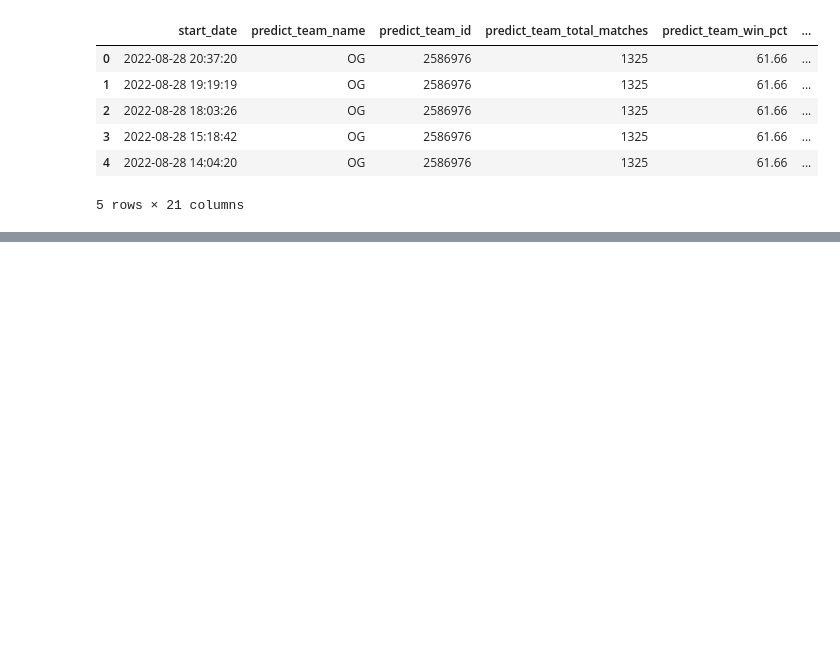
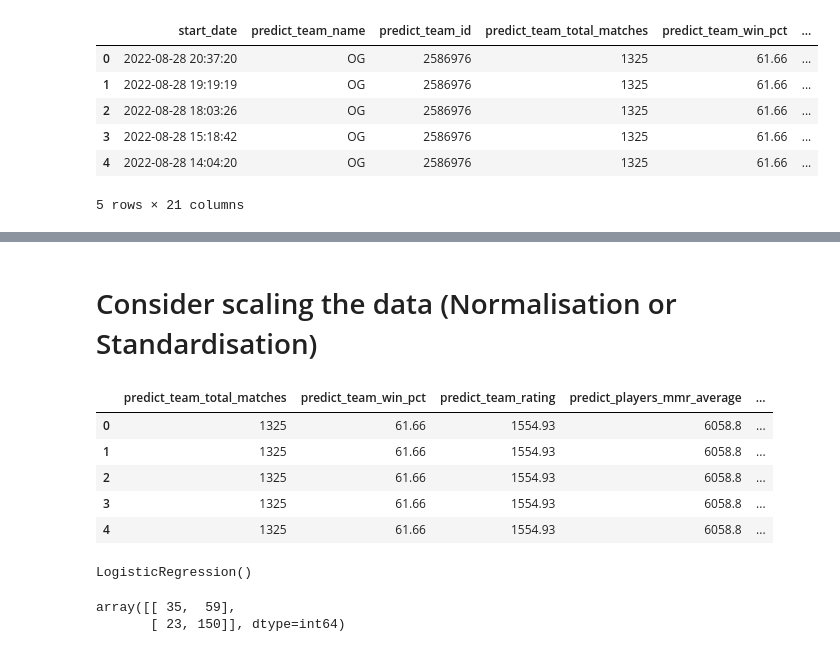
Before and after one commit to johnnyoso/data_science, a Jupyter notebook: DotaLogisticRegression.ipynb, the cells around one changed output, grey strips where cells are left out. Cells and saved outputs as stored; diff of their text form; code cells hidden in the pictures; blank space fills up the shorter version.

```diff
--- a/DotaLogisticRegression.ipynb
+++ b/DotaLogisticRegression.ipynb
@@ -296,0 +320,26 @@ og_team_matches_df.head()
+# %%
+X = og_team_matches_df.drop(labels = ['match_outcome',
+                                      'start_date',
+                                      'predict_team_name',
+                                      'predict_team_id',
+                                      'opposing_team_name',
+                                      'opposing_team_id',
+                                      'league_name',
+                                      'leagueid',
+                                      'cluster',
+                                      'radiant_win',
+                                      'radiant',
+                                      'match_id'], axis = 1)
+
+y = og_team_matches_df.match_outcome
+# %% [markdown]
+# Consider scaling the data (Normalisation or Standardisation)
+# %%
+X.head()
+# %% [output]
+|  | predict_team_total_matches | predict_team_win_pct | predict_team_rating | predict_players_mmr_average | ... |
+| 0 | 1325 | 61.66 | 1554.93 | 6058.8 | ... |
+| 1 | 1325 | 61.66 | 1554.93 | 6058.8 | ... |
+| 2 | 1325 | 61.66 | 1554.93 | 6058.8 | ... |
+| 3 | 1325 | 61.66 | 1554.93 | 6058.8 | ... |
+| 4 | 1325 | 61.66 | 1554.93 | 6058.8 | ... |
@@ -296,0 +348,5 @@ og_team_matches_df.head()
+# %%
+log_reg = LogisticRegression()
+log_reg.fit(X_train, y_train)
+# %% [output]
+LogisticRegression()
@@ -296,0 +357,5 @@ og_team_matches_df.head()
+# %%
+conf_mtx
+# %% [output]
+array([[ 35,  59],
+       [ 23, 150]], dtype=int64)
```
Also changed, not shown: parts of 11 cells of this notebook.
